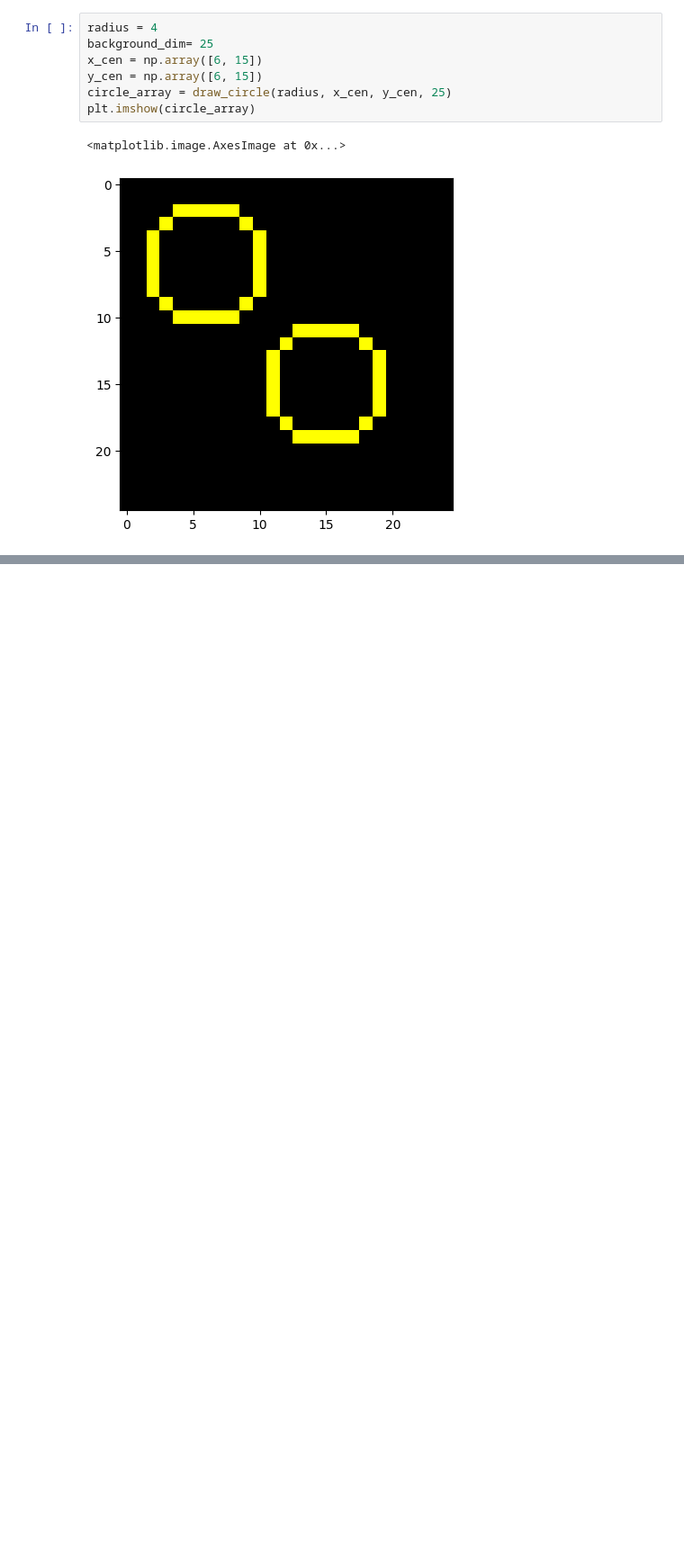
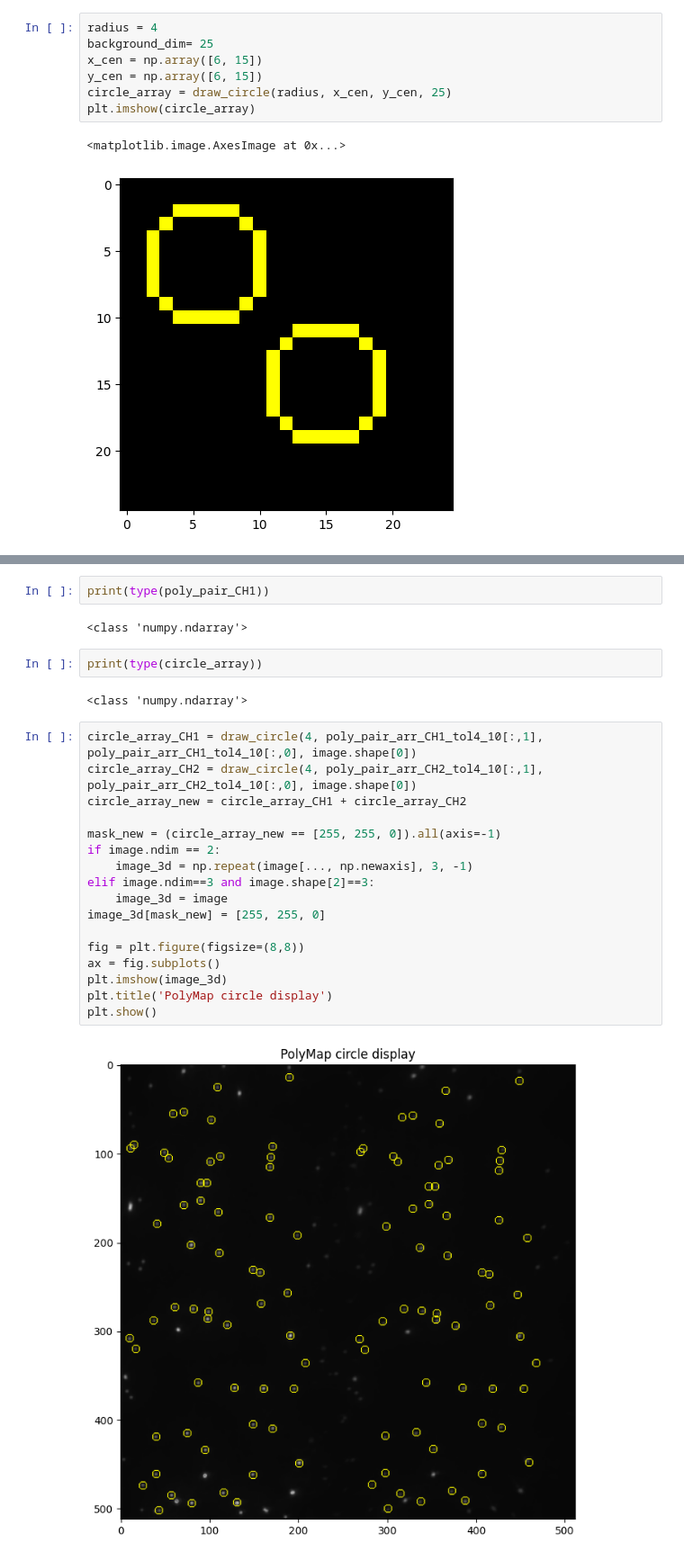
Before and after one commit to ljhason/smImaging-Exploration, a Jupyter notebook: Peaks Plots/circle.ipynb, the cells around one changed output, grey strips where cells are left out. Shown at 90% size. Saved outputs shown, nothing was run; the diff lists cells and outputs as text; blank space fills up the shorter version.

```diff
--- a/Peaks Plots/circle.ipynb
+++ b/Peaks Plots/circle.ipynb
@@ -46,0 +106,27 @@ plot_circle(image, 4, y_centre, x_centre, image.shape[0])
+# %%
+print(type(poly_pair_CH1))
+# %% [output]
+<class 'numpy.ndarray'>
+# %%
+print(type(circle_array))
+# %% [output]
+<class 'numpy.ndarray'>
+# %%
+circle_array_CH1 = draw_circle(4, poly_pair_arr_CH1_tol4_10[:,1], poly_pair_arr_CH1_tol4_10[:,0], image.shape[0])
+circle_array_CH2 = draw_circle(4, poly_pair_arr_CH2_tol4_10[:,1], poly_pair_arr_CH2_tol4_10[:,0], image.shape[0])
+circle_array_new = circle_array_CH1 + circle_array_CH2
+
+mask_new = (circle_array_new == [255, 255, 0]).all(axis=-1)
+if image.ndim == 2:
+    image_3d = np.repeat(image[..., np.newaxis], 3, -1)
+elif image.ndim==3 and image.shape[2]==3:
+    image_3d = image
+image_3d[mask_new] = [255, 255, 0]
+
+fig = plt.figure(figsize=(8,8))
+ax = fig.subplots()
+plt.imshow(image_3d)
+plt.title('PolyMap circle display')
+plt.show()
+# %% [output]
+[figure, added]
```
Also changed, not shown: parts of 7 cells of this notebook, 2 other files.
